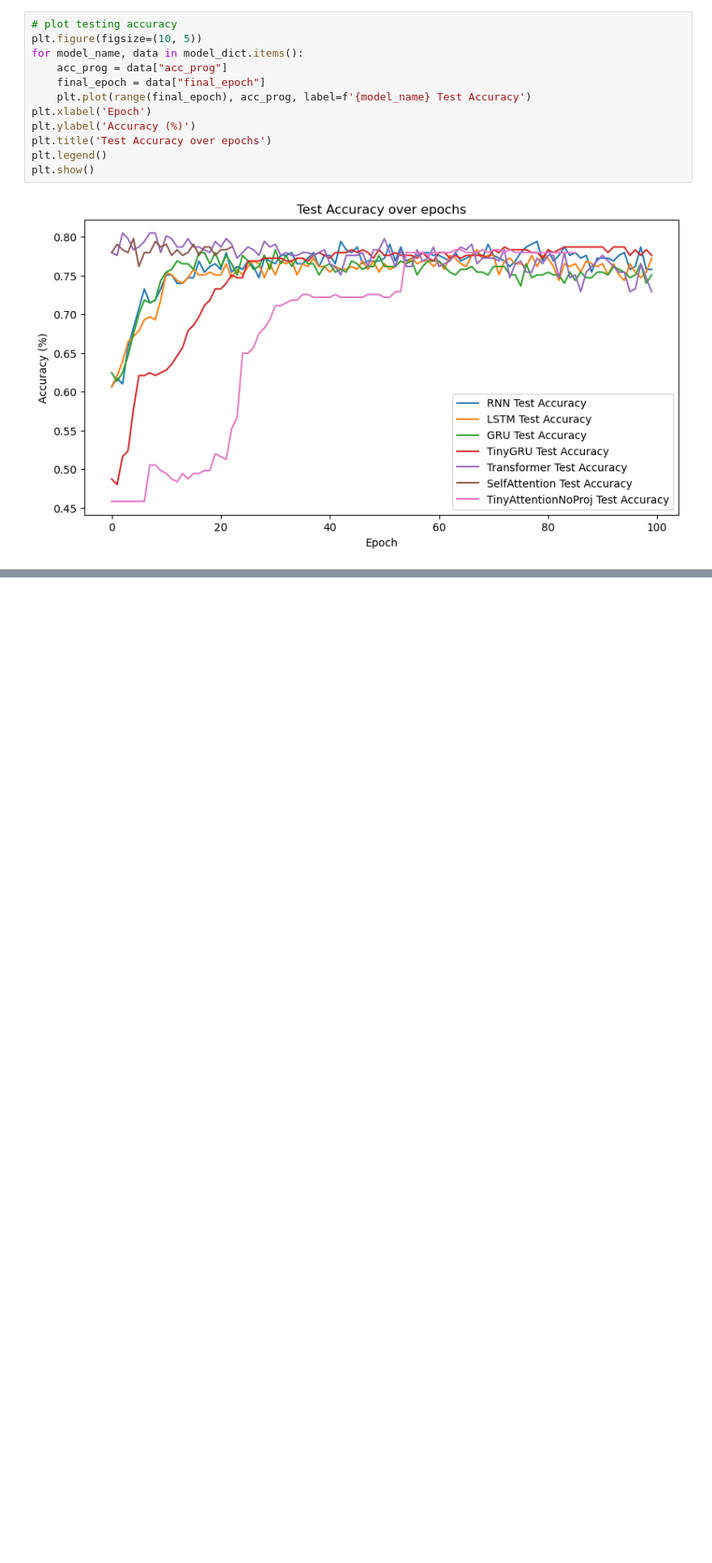
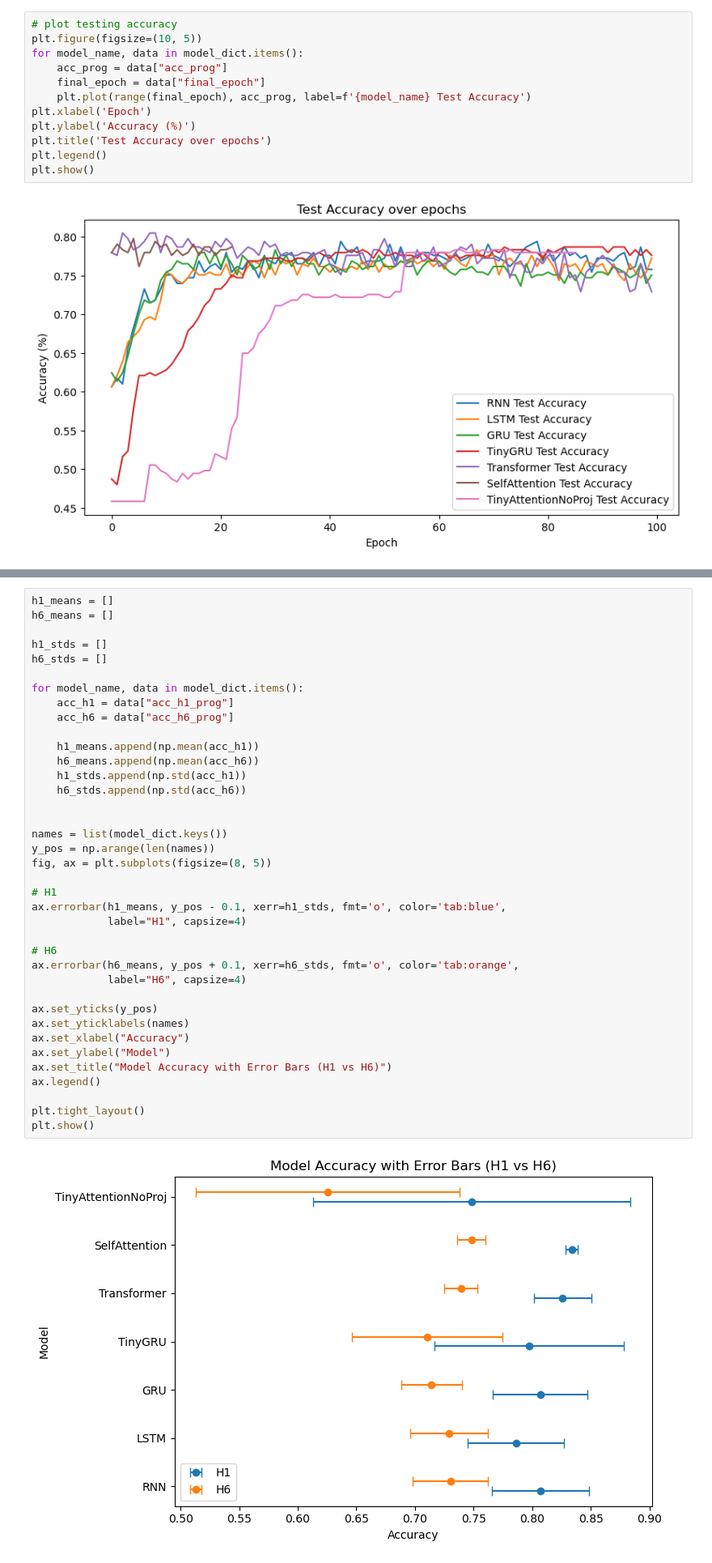
Before and after one commit to althealuo/Horizon, a Jupyter notebook: Horizon_first_trial.ipynb, the cells around one changed output, grey strips where cells are left out. Shown at 81% size. Saved outputs shown, nothing was run; the diff lists cells and outputs as text; blank space fills up the shorter version.

Commit message:
error bar for first trial

```diff
--- a/Horizon_first_trial.ipynb
+++ b/Horizon_first_trial.ipynb
@@ -634,0 +626,40 @@ plt.show()
+# %%
+h1_means = []
+h6_means = []
+
+h1_stds = []
+h6_stds = []
+
+for model_name, data in model_dict.items():
+    acc_h1 = data["acc_h1_prog"]
+    acc_h6 = data["acc_h6_prog"]
+
+    h1_means.append(np.mean(acc_h1))
+    h6_means.append(np.mean(acc_h6))
+    h1_stds.append(np.std(acc_h1))
+    h6_stds.append(np.std(acc_h6))
+
+
+names = list(model_dict.keys())
+y_pos = np.arange(len(names))
+fig, ax = plt.subplots(figsize=(8, 5))
+
+# H1
+ax.errorbar(h1_means, y_pos - 0.1, xerr=h1_stds, fmt='o', color='tab:blue',
+            label="H1", capsize=4)
+
+# H6
+ax.errorbar(h6_means, y_pos + 0.1, xerr=h6_stds, fmt='o', color='tab:orange',
+            label="H6", capsize=4)
+
+ax.set_yticks(y_pos)
+ax.set_yticklabels(names)
+ax.set_xlabel("Accuracy")
+ax.set_ylabel("Model")
+ax.set_title("Model Accuracy with Error Bars (H1 vs H6)")
+ax.legend()
+
+plt.tight_layout()
+plt.show()
+# %% [output]
+[figure, added]
```
Also changed, not shown: parts of 4 cells of this notebook.
